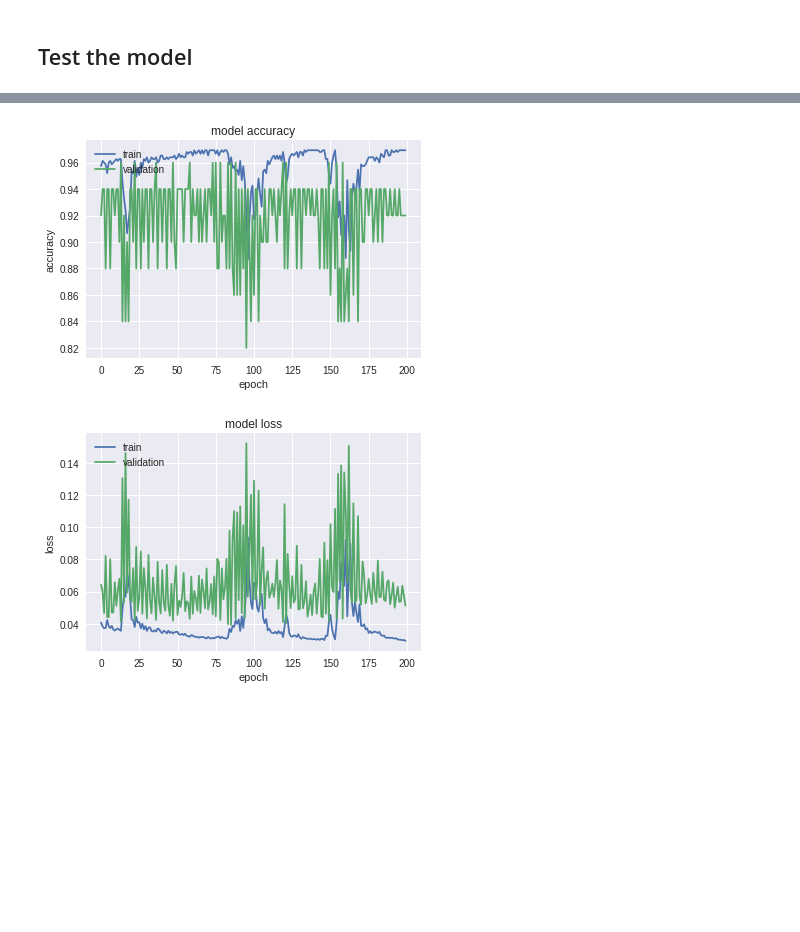
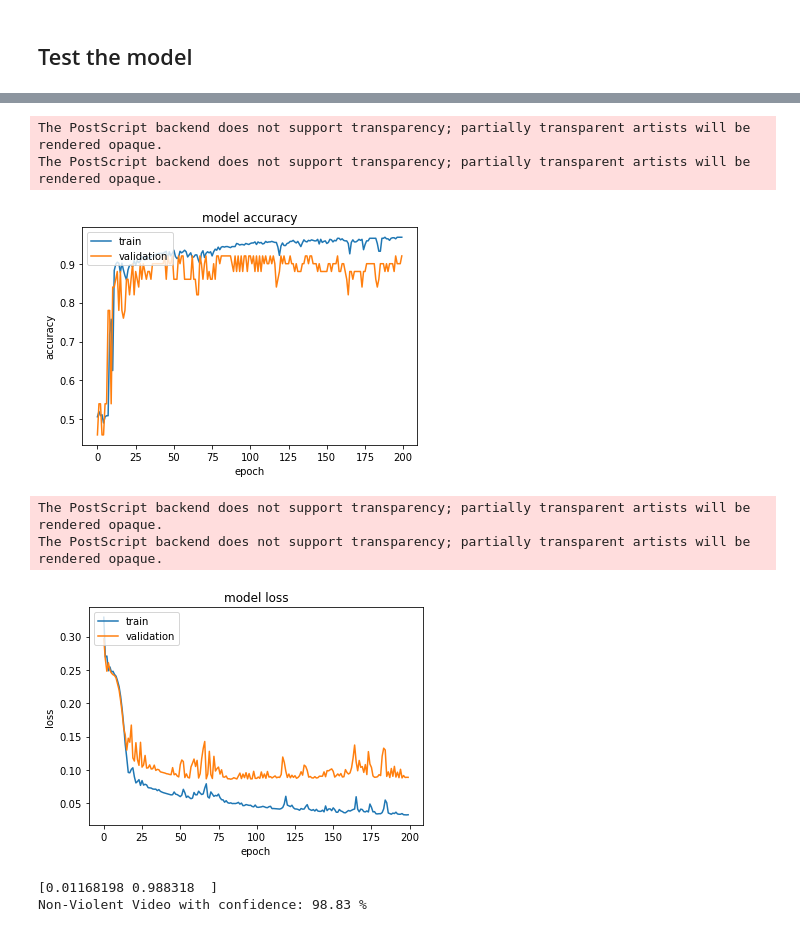
Before and after one commit to manncodes/Violence-Detection, a Jupyter notebook: violence_detection.ipynb, the cells around one changed output, grey strips where cells are left out. Cells and saved outputs as stored; diff of their text form; code cells hidden in the pictures; blank space fills up the shorter version.

```diff
--- a/violence_detection.ipynb
+++ b/violence_detection.ipynb
@@ -522,21 +529,25 @@ acc 0.94
 # %%
-plt.plot(history.history['acc'])
-plt.plot(history.history['val_acc'])
+plt.plot(history.history['accuracy'])
+plt.plot(history.history['val_accuracy'])
 plt.title('model accuracy')
 plt.ylabel('accuracy')
 plt.xlabel('epoch')
 plt.legend(['train', 'validation'], loc='upper left')
 plt.savefig('destination_path.eps', format='eps', dpi=1000)
 plt.show()
 # summarize history for loss
 plt.plot(history.history['loss'])
 plt.plot(history.history['val_loss'])
 plt.title('model loss')
 plt.ylabel('loss')
 plt.xlabel('epoch')
 plt.legend(['train', 'validation'], loc='upper left')
 plt.savefig('destination_path1.eps', format='eps', dpi=1000)
 plt.show()
 # %% [output]
+The PostScript backend does not support transparency; partially transparent artists will be rendered opaque.
+The PostScript backend does not support transparency; partially transparent artists will be rendered opaque.
-[figure, old version]
+[figure, new version]
+The PostScript backend does not support transparency; partially transparent artists will be rendered opaque.
+The PostScript backend does not support transparency; partially transparent artists will be rendered opaque.
-[figure, old version]
+[figure, new version]
@@ -542,0 +565,5 @@ plt.show()
+# %%
+infer(in_dir,"no12_xvid.avi")
+# %% [output]
+[0.01168198 0.988318  ]
+Non-Violent Video with confidence: 98.83 %
```
Also changed, not shown: parts of 18 cells of this notebook, 2 other files.
